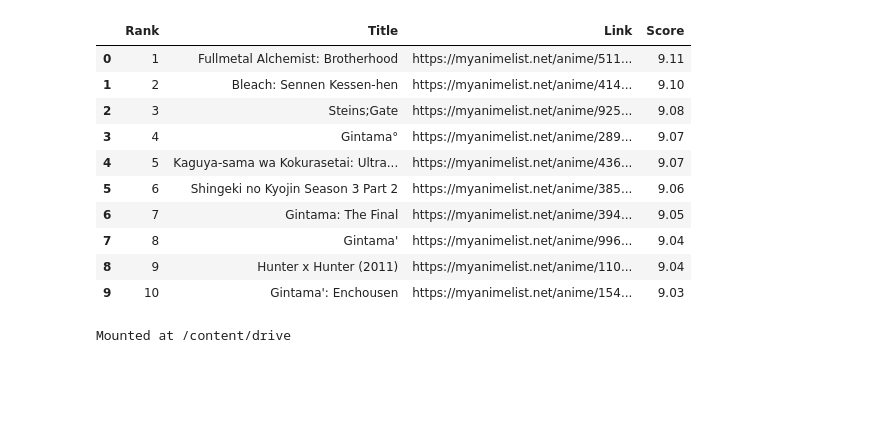
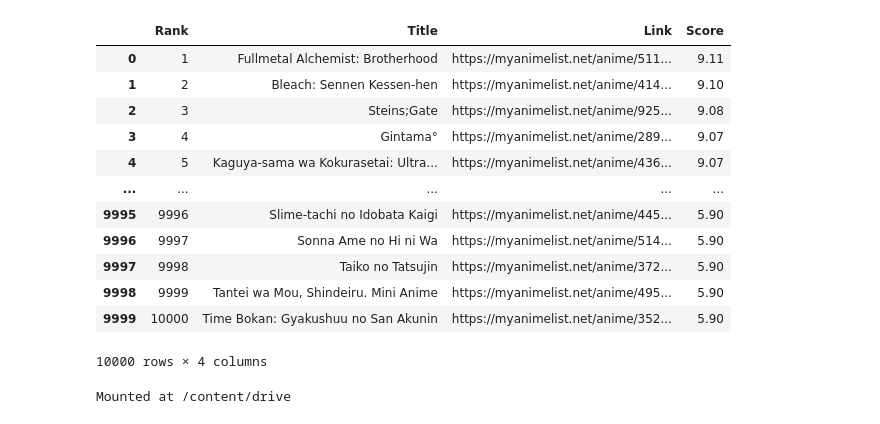
Before and after one commit to jeraldkim/DataScienceProjects, a Jupyter notebook: Scraping_Anime_from_myanimelist.ipynb, the cells around one changed output. Saved outputs shown, nothing was run; the diff lists cells and outputs as text; code cells hidden in the pictures; blank space fills up the shorter version.

```diff
--- a/Scraping_Anime_from_myanimelist.ipynb
+++ b/Scraping_Anime_from_myanimelist.ipynb
@@ -10,6 +37,6 @@ import numpy as np
 # %%
 anime_list = []
-num_anime = 200 #ex: 5 means 5*50 we want top 250 anime 0 would mean only top 50 anime so not run loop 200 = top 10000 anime
+num_anime = 2 #ex: 5 means 5*50 we want top 250 anime 0 would mean only top 50 anime so not run loop 200 = top 10000 anime
 n = 0
 
 while n < num_anime:
@@ -44,19 +71,21 @@ while n < num_anime:
 anime_df = pd.DataFrame(anime_list)
 # %%
 anime_df = pd.DataFrame(anime_list)
-anime_df.head(10)
+anime_df
 # %% [output]
 |  | Rank | Title | Link | Score |
 | 0 | 1 | Fullmetal Alchemist: Brotherhood | https://myanimelist.net/anime/511... | 9.11 |
 | 1 | 2 | Bleach: Sennen Kessen-hen | https://myanimelist.net/anime/414... | 9.10 |
 | 2 | 3 | Steins;Gate | https://myanimelist.net/anime/925... | 9.08 |
 | 3 | 4 | Gintama° | https://myanimelist.net/anime/289... | 9.07 |
 | 4 | 5 | Kaguya-sama wa Kokurasetai: Ultra... | https://myanimelist.net/anime/436... | 9.07 |
-| 5 | 6 | Shingeki no Kyojin Season 3 Part 2 | https://myanimelist.net/anime/385... | 9.06 |
-| 6 | 7 | Gintama: The Final | https://myanimelist.net/anime/394... | 9.05 |
-| 7 | 8 | Gintama' | https://myanimelist.net/anime/996... | 9.04 |
-| 8 | 9 | Hunter x Hunter (2011) | https://myanimelist.net/anime/110... | 9.04 |
-| 9 | 10 | Gintama': Enchousen | https://myanimelist.net/anime/154... | 9.03 |
+| ... | ... | ... | ... | ... |
+| 9995 | 9996 | Slime-tachi no Idobata Kaigi | https://myanimelist.net/anime/445... | 5.90 |
+| 9996 | 9997 | Sonna Ame no Hi ni Wa | https://myanimelist.net/anime/514... | 5.90 |
+| 9997 | 9998 | Taiko no Tatsujin | https://myanimelist.net/anime/372... | 5.90 |
+| 9998 | 9999 | Tantei wa Mou, Shindeiru. Mini Anime | https://myanimelist.net/anime/495... | 5.90 |
+| 9999 | 10000 | Time Bokan: Gyakushuu no San Akunin | https://myanimelist.net/anime/352... | 5.90 |
+10000 rows × 4 columns
 # %%
 from google.colab import drive
 # %%
```
Also changed, not shown: parts of 13 cells of this notebook.
